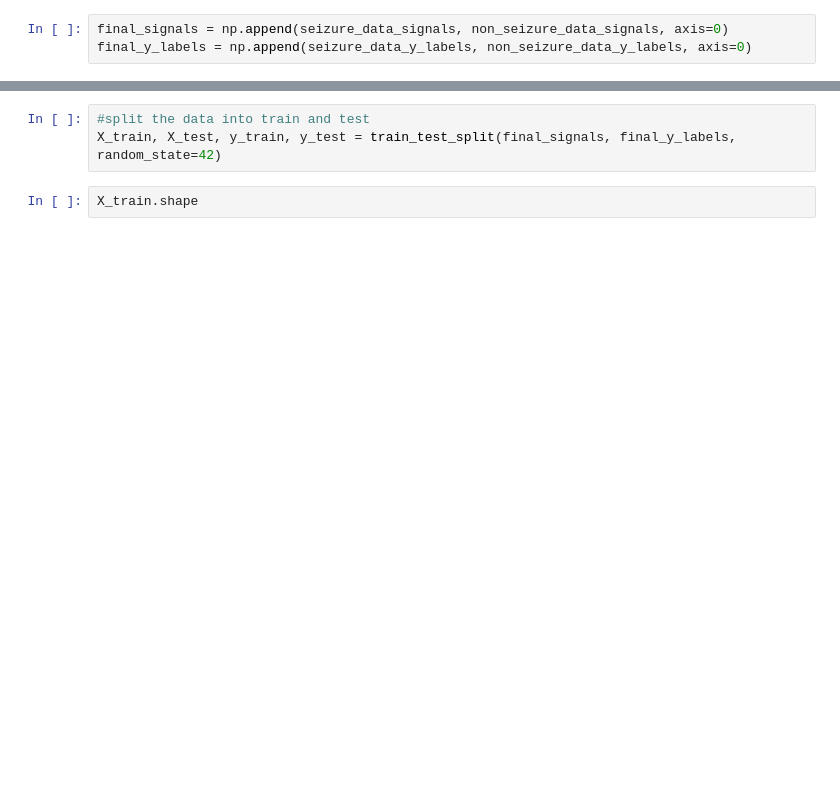
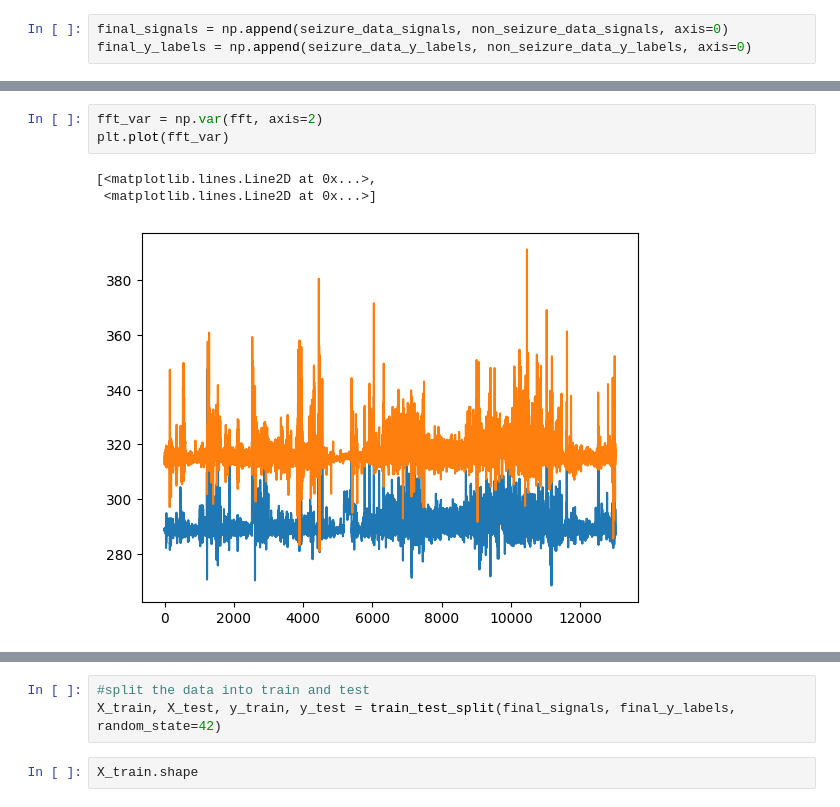
Before and after one commit to DevNerds2020/seizure-detector-with-neural-networks, a Jupyter notebook: SeizureDetector.ipynb, the cells around one changed output, grey strips where cells are left out. Saved outputs shown, nothing was run; the diff lists cells and outputs as text; blank space fills up the shorter version.

```diff
--- a/SeizureDetector.ipynb
+++ b/SeizureDetector.ipynb
@@ -291,0 +307,7 @@ final_signals.shape
+# %%
+fft_var = np.var(fft, axis=2)
+plt.plot(fft_var)
+# %% [output]
+[<matplotlib.lines.Line2D at 0x...>,
+ <matplotlib.lines.Line2D at 0x...>]
+[figure, added]
```
Also changed, not shown: parts of 21 cells of this notebook.
